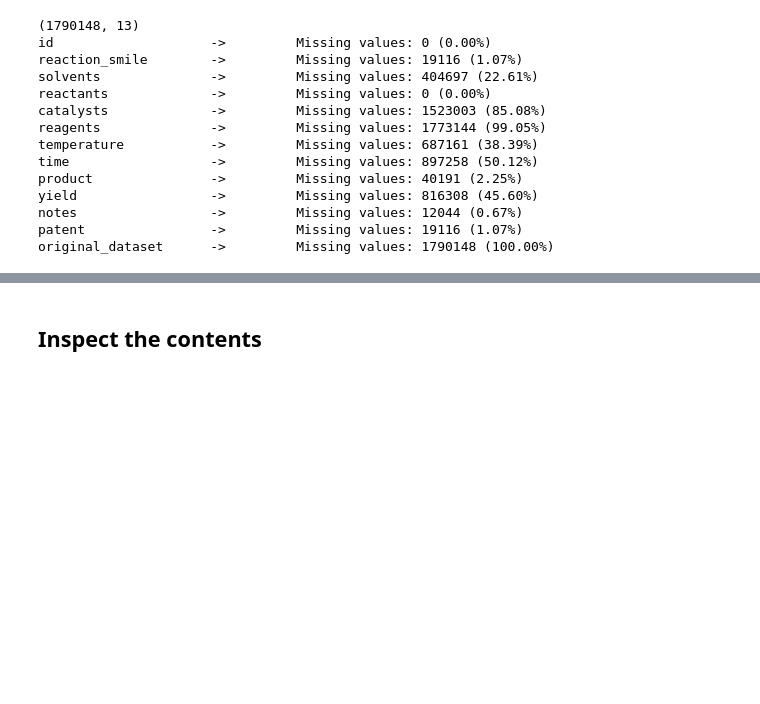
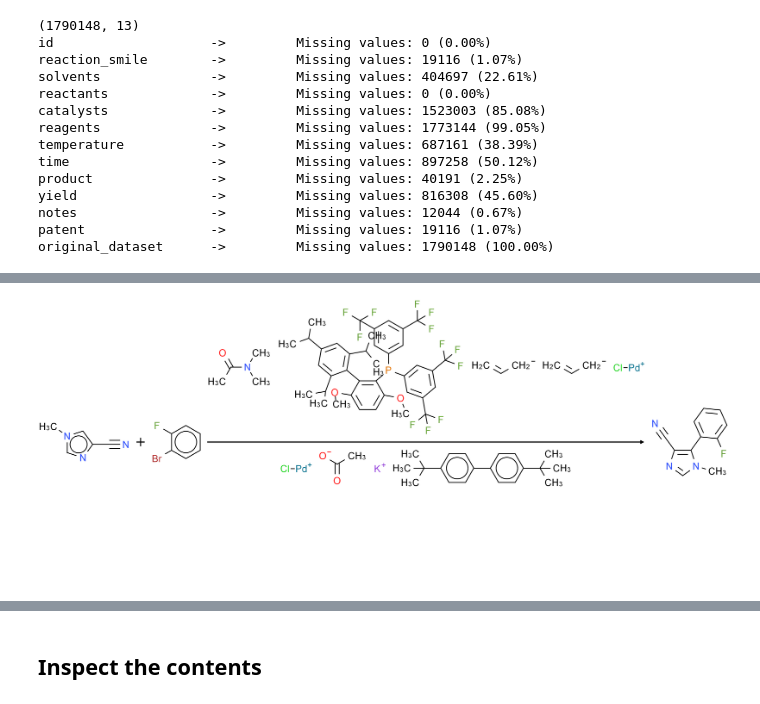
Before and after one commit to alkorolyov/selvita, a Jupyter notebook: 01_data_from_ord.ipynb, the cells around one changed output, grey strips where cells are left out. Drawn from its saved outputs; the diff is of its cells as text; code cells hidden in the pictures; blank space fills up the shorter version.

Commit message:
Ord data set analysis

```diff
--- a/01_data_from_ord.ipynb
+++ b/01_data_from_ord.ipynb
@@ -64,8 +131,7 @@ all_reactions = dd.read_json(
     include_path_column=True,
     path_converter=lambda x: os.path.split(x)[1].split('.')[0]
 ).rename(columns={'path': 'original_dataset'}).compute(scheduler='threads')
-
-all_reactions.reset_index(drop=True, inplace=True)
+all_reactions.reset_index(inplace=True, drop=True)
 
 t = time() - start
 s = int(t % 60)
@@ -92,3 +158,5 @@ yield                 ->         Missing values: 816308 (45.60%)
 notes                 ->         Missing values: 12044 (0.67%)
 patent                ->         Missing values: 19116 (1.07%)
 original_dataset      ->         Missing values: 1790148 (100.00%)
+# %%
+all_reactions.set_index('id', inplace=True, verify_integrity=True)
@@ -94,0 +167,3 @@ original_dataset      ->         Missing values: 1790148 (100.00%)
+# %%
+rxn_na = all_reactions['reaction_smile'].isna()
+rxn_na.sum()
@@ -94,0 +193,32 @@ original_dataset      ->         Missing values: 1790148 (100.00%)
+# %%
+# Generate reaction smiles
+from ord_data_load import draw_reaction_smi, draw_mol
+
+def parse_column(row, col_name: str):
+    smiles = ""
+    for r in row[col_name]:
+        if r[1]:
+            # smiles += f"[{r[1]}]."
+            smiles += f"{r[1]}."
+    return smiles
+
+def generate_rxn_smile(row):
+    rxn_smile = ""
+    rxn_smile = parse_column(row, 'reactants')
+
+    rxn_smile = rxn_smile[:-1] # strip last "."
+    rxn_smile += ">"
+
+    for col in ['solvents', 'catalysts', 'reagents']:
+        rxn_smile += parse_column(row, col)
+
+    rxn_smile = rxn_smile[:-1] # strip last "."
+    rxn_smile += ">"
+
+    rxn_smile += row['product']
+    return rxn_smile
+
+row = all_reactions.loc[rxn_na].sample().iloc[0]
+rxn_smile = generate_rxn_smile(row)
+print(rxn_smile)
+draw_reaction_smi(rxn_smile)
@@ -95 +242,5 @@ original_dataset      ->         Missing values: 1790148 (100.00%)
+# %%
+draw_reaction_smi(generate_rxn_smile(all_reactions.loc[rxn_na].iloc[-1005]))
+# %% [output]
+[figure, added]
 # %%
```
Also changed, not shown: parts of 77 cells of this notebook, 3 other files.
